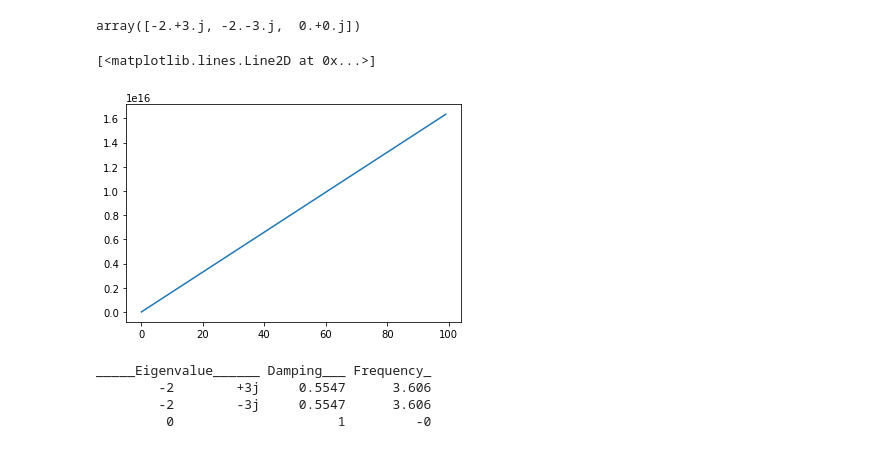
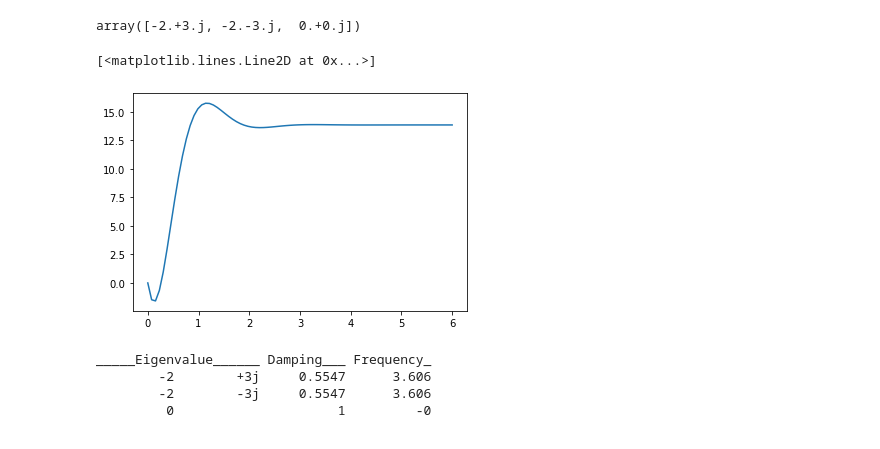
Before and after one commit to 2001engenharia/Control-System-Lectures, a Jupyter notebook: src/03_stability_time_domain_specifications/time_domain_specifications.ipynb, the cells around one changed output. Cells and saved outputs as stored; diff of their text form; code cells hidden in the pictures.

```diff
--- a/src/03_stability_time_domain_specifications/time_domain_specifications.ipynb
+++ b/src/03_stability_time_domain_specifications/time_domain_specifications.ipynb
@@ -17,10 +17,11 @@ s = tf('s')             # Laplace variable
 # %%
 # TF Boeing 747 aircraft
 # Open Loop
+t = linspace(0,6,80)
 G = u*30*(s - 6) / (s**3 + 4*s**2 + 13*s)
 
 # Impulse response
-t1, y_open = impulse(G)
+t1, y_open = impulse(G,t)
 
 tr = 1.8 / wn
 ts = 4.6 /( zeta*wn )
@@ -30,10 +31,10 @@ pole(G)
 # %% [output]
 array([-2.+3.j, -2.-3.j,  0.+0.j])
 # %%
-plt.plot(y_open)
+plt.plot(y_open,t1)
 # %% [output]
 [<matplotlib.lines.Line2D at 0x...>]
-[figure, old version]
+[figure, new version]
 # %%
 damp(G)
 # %% [output]
```
Also changed, not shown: parts of 2 cells of this notebook, 3 other files.
